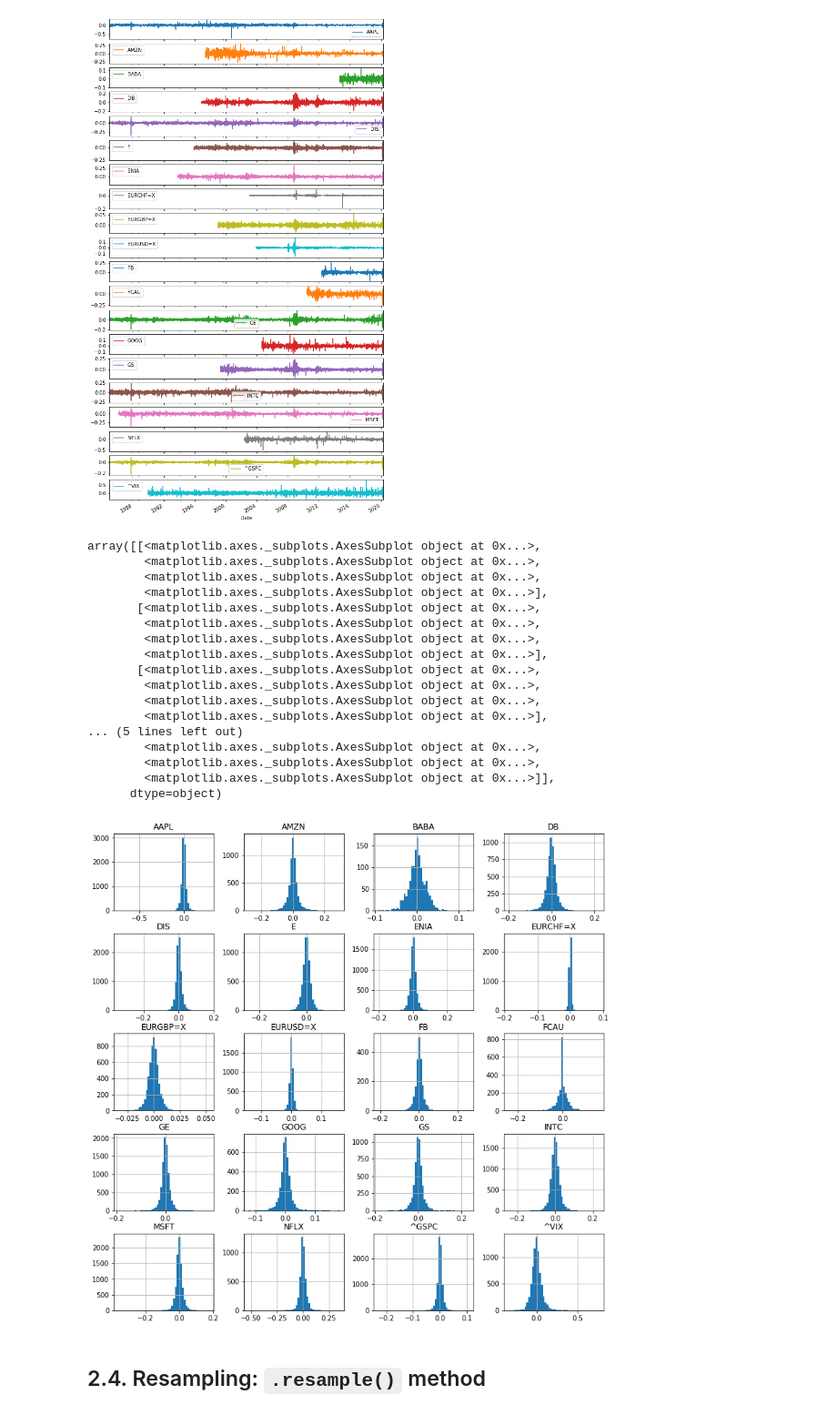
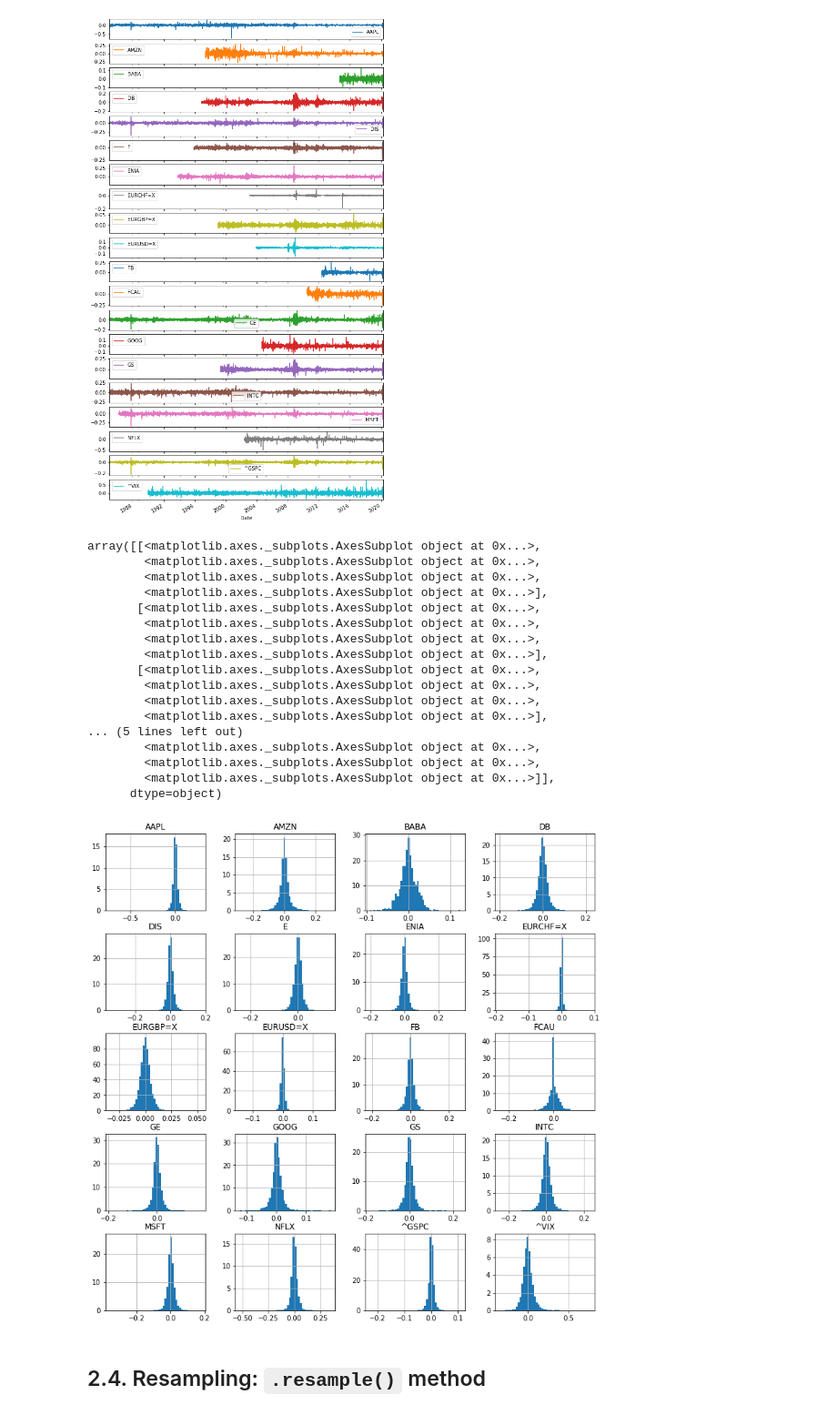
Before and after one commit to gabrielepompa88/IT-For-Business-And-Finance-2019-20, a Jupyter notebook: Notebooks/Data_Analysis___Financial_Time_Series.ipynb, the cells around one changed output. Shown at 91% size. Saved outputs shown, nothing was run; the diff lists cells and outputs as text; code cells hidden in the pictures.

```diff
--- a/Notebooks/Data_Analysis___Financial_Time_Series.ipynb
+++ b/Notebooks/Data_Analysis___Financial_Time_Series.ipynb
@@ -1048,25 +1058,25 @@ array([<matplotlib.axes._subplots.AxesSubplot object at 0x...>,
       dtype=object)
 [figure]
 # %%
-logRets.hist(figsize=(13,13), bins=50)
+logRets.hist(figsize=(13,13), bins=50, density=True)
 # %% [output]
 array([[<matplotlib.axes._subplots.AxesSubplot object at 0x...>,
         <matplotlib.axes._subplots.AxesSubplot object at 0x...>,
         <matplotlib.axes._subplots.AxesSubplot object at 0x...>,
         <matplotlib.axes._subplots.AxesSubplot object at 0x...>],
        [<matplotlib.axes._subplots.AxesSubplot object at 0x...>,
         <matplotlib.axes._subplots.AxesSubplot object at 0x...>,
         <matplotlib.axes._subplots.AxesSubplot object at 0x...>,
         <matplotlib.axes._subplots.AxesSubplot object at 0x...>],
        [<matplotlib.axes._subplots.AxesSubplot object at 0x...>,
         <matplotlib.axes._subplots.AxesSubplot object at 0x...>,
         <matplotlib.axes._subplots.AxesSubplot object at 0x...>,
         <matplotlib.axes._subplots.AxesSubplot object at 0x...>],
 ... (5 lines left out)
         <matplotlib.axes._subplots.AxesSubplot object at 0x...>,
         <matplotlib.axes._subplots.AxesSubplot object at 0x...>,
         <matplotlib.axes._subplots.AxesSubplot object at 0x...>]],
       dtype=object)
-[figure, old version]
+[figure, new version]
 # %% [markdown]
 ## 2.4. Resampling: `.resample()` method <a name="resampling:-.resample()-method"></a>
```
Also changed, not shown: parts of 11 cells of this notebook.
